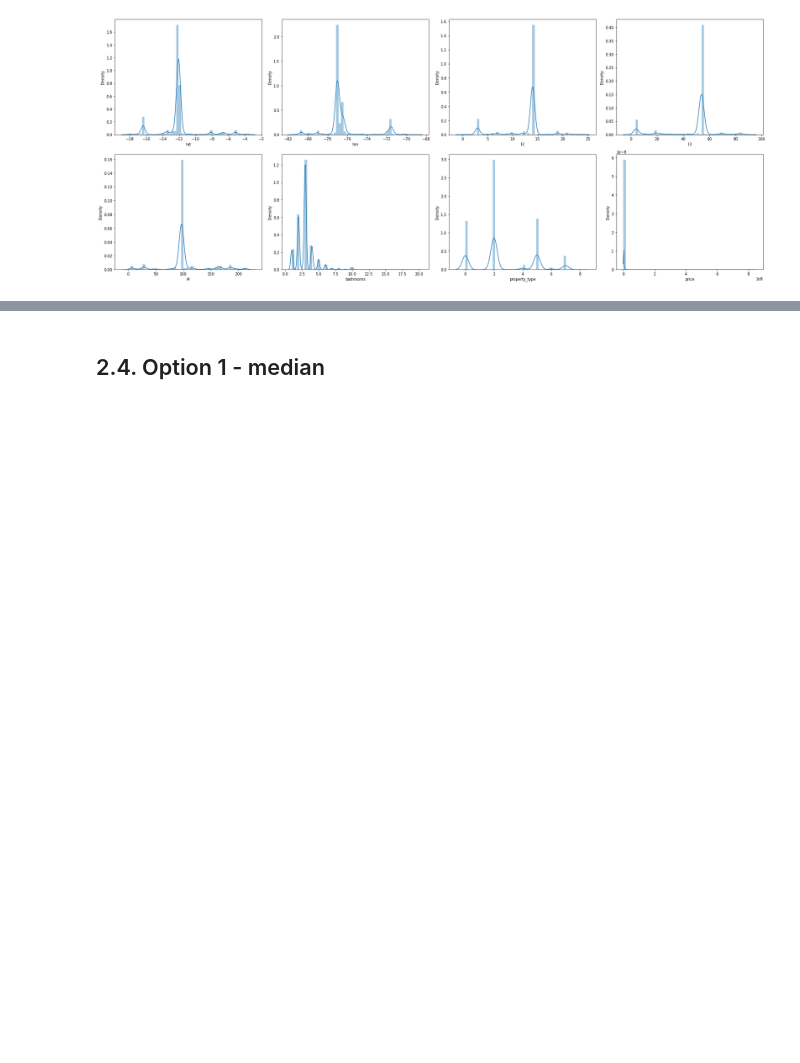
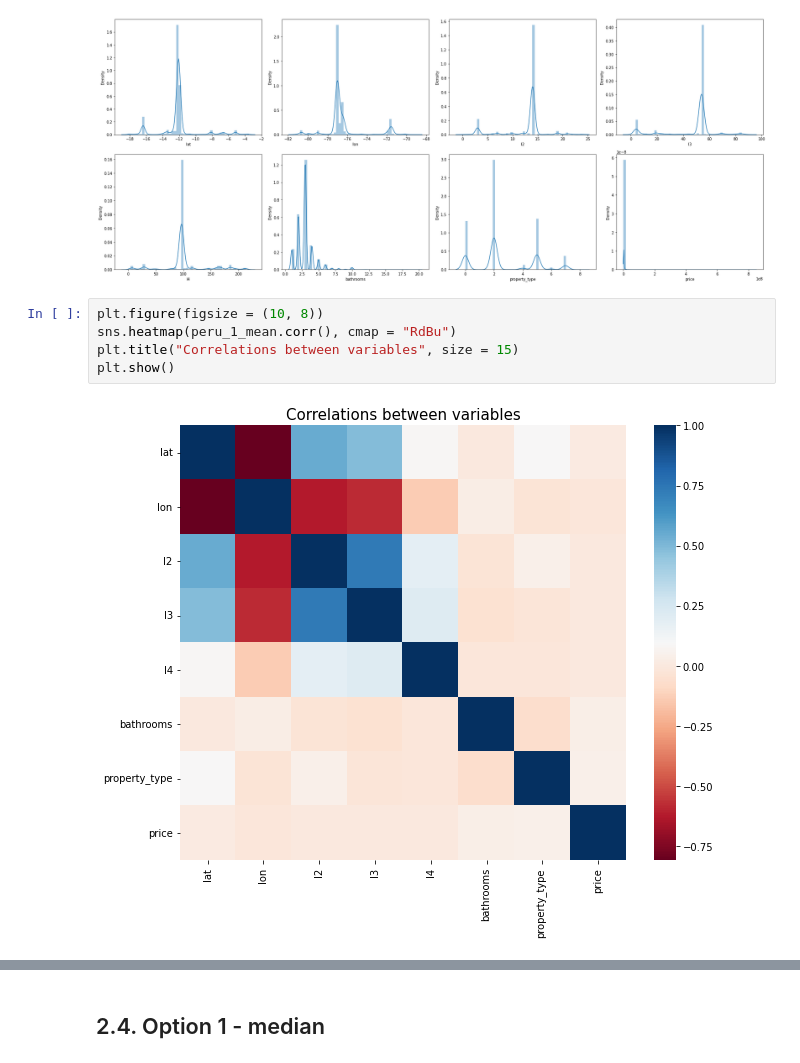
Before and after one commit to ECisneros20/Hackathon-BBVA-2022, a Jupyter notebook: House_prediction.ipynb, the cells around one changed output, grey strips where cells are left out. Saved outputs shown, nothing was run; the diff lists cells and outputs as text; blank space fills up the shorter version.

```diff
--- a/House_prediction.ipynb
+++ b/House_prediction.ipynb
@@ -534,3 +538,10 @@ for c, ax in zip(peru_1_mean, axes.flatten()):
 plt.tight_layout()
 # %% [output]
 [figure]
+# %%
+plt.figure(figsize = (10, 8))
+sns.heatmap(peru_1_mean.corr(), cmap = "RdBu")
+plt.title("Correlations between variables", size = 15)
+plt.show()
+# %% [output]
+[figure, added]
```
Also changed, not shown: parts of 34 cells of this notebook.
